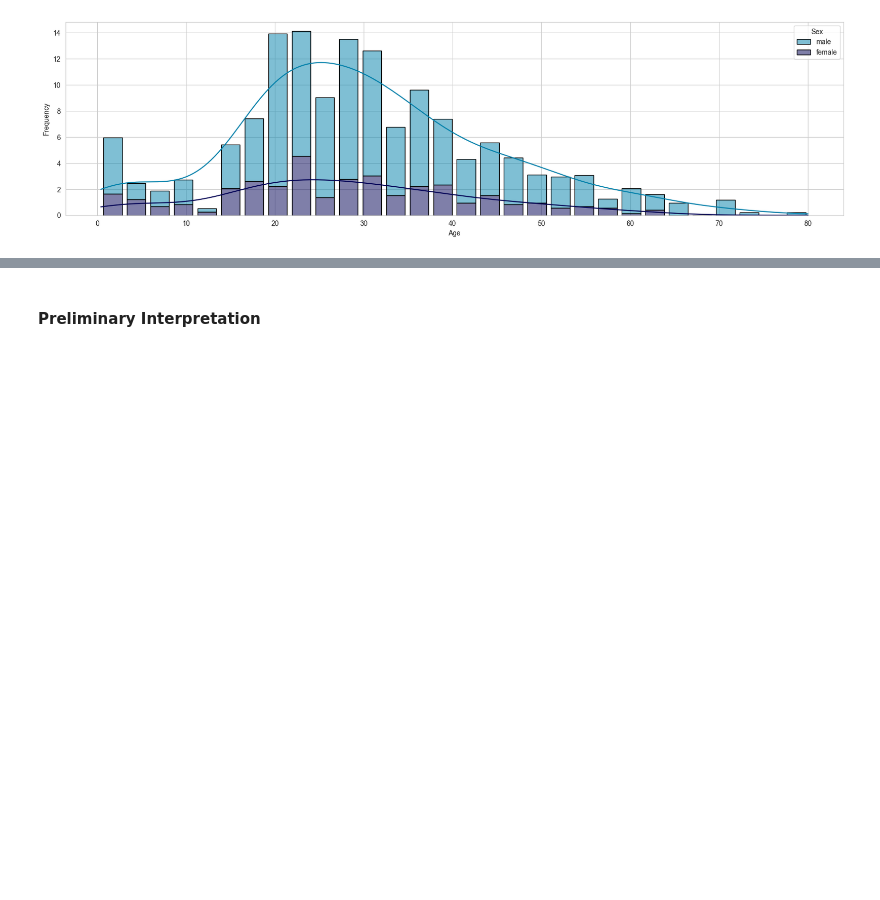
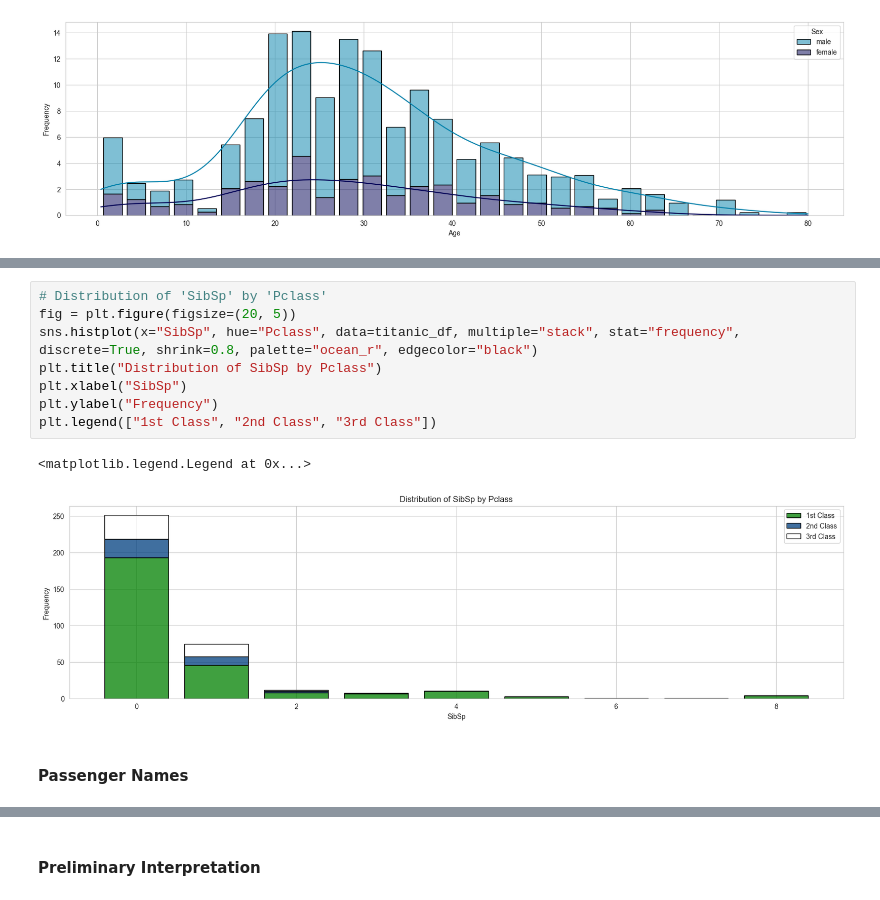
Before and after one commit to jordanriver/new_DS, a Jupyter notebook: Math/statistics/titanic_eda.ipynb, the cells around one changed output, grey strips where cells are left out. Saved outputs shown, nothing was run; the diff lists cells and outputs as text; blank space fills up the shorter version.

```diff
--- a/Math/statistics/titanic_eda.ipynb
+++ b/Math/statistics/titanic_eda.ipynb
@@ -356,0 +378,13 @@ axs[0, 1].legend(["Did Not Survive", "Survived"])
+# %%
+# Distribution of 'SibSp' by 'Pclass'
+fig = plt.figure(figsize=(20, 5))
+sns.histplot(x="SibSp", hue="Pclass", data=titanic_df, multiple="stack", stat="frequency", discrete=True, shrink=0.8, palette="ocean_r", edgecolor="black")
+plt.title("Distribution of SibSp by Pclass")
+plt.xlabel("SibSp")
+plt.ylabel("Frequency")
+plt.legend(["1st Class", "2nd Class", "3rd Class"])
+# %% [output]
+<matplotlib.legend.Legend at 0x...>
+[figure, added]
+# %% [markdown]
+#### Passenger Names
```
Also changed, not shown: parts of 20 cells of this notebook, 3 other files.
